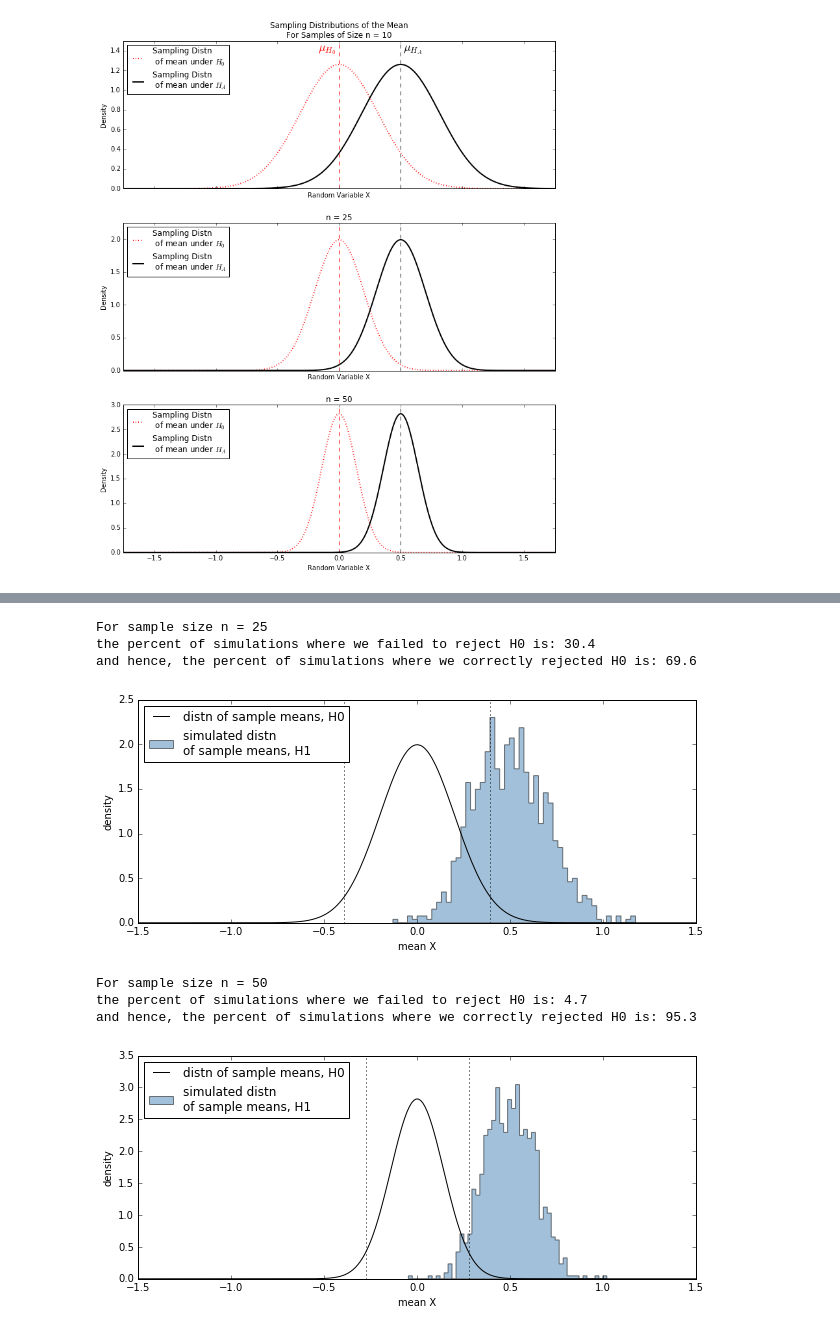
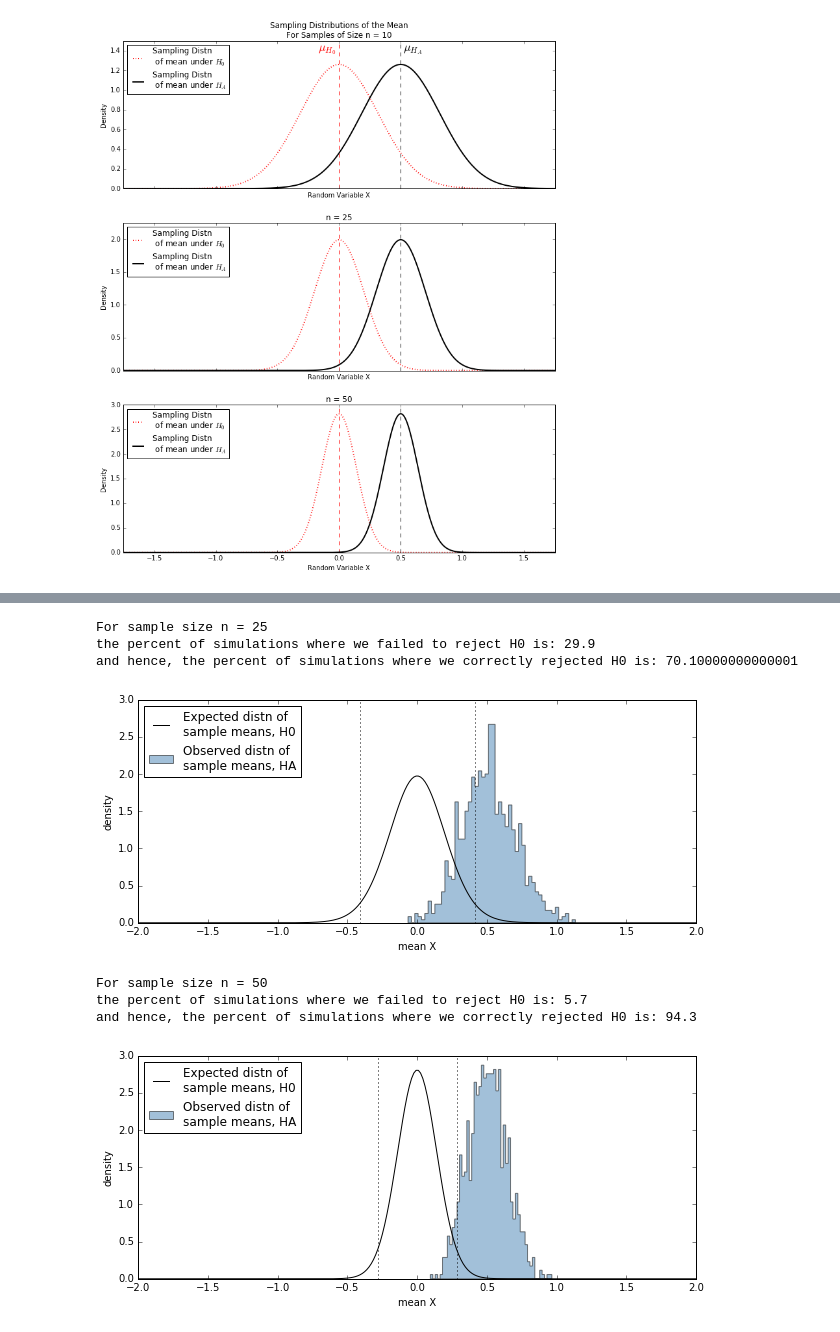
Before and after one commit to Bio204-class/bio204-notebooks, a Jupyter notebook: inclass-2016-03-09-Introduction-to-Statistical-Power.ipynb, the cells around one changed output, grey strips where cells are left out. Saved outputs shown, nothing was run; the diff lists cells and outputs as text; code cells hidden in the pictures.

Commit message:
update notebook on power

```diff
--- a/inclass-2016-03-09-Introduction-to-Statistical-Power.ipynb
+++ b/inclass-2016-03-09-Introduction-to-Statistical-Power.ipynb
@@ -260,13 +239,10 @@ and hence, the percent of simulations where we correctly rejected H0 is: 38.3
 # %%
 n = 25
-
 mu_null = 0
 mu_alt = 0.5
 sigma = 1
 SE = sigma/np.sqrt(n)
-
-samplingdist_null = stats.norm(loc=mu_null, scale=SE)
-
+samplingdist_null = stats.t(df=n-1,scale=SE)
 dist_alt = stats.norm(loc=mu_alt, scale=sigma)
 
 nsims = 1000
@@ -275,20 +251,22 @@ null_left_cutoff  = mu_null + samplingdist_null.ppf(alpha/2)
 null_right_cutoff  = mu_null + samplingdist_null.ppf(1-(alpha/2))
 
 sample_means = []
-
+sample_zscores = []
 
 for i in range(nsims):
     sample = dist_alt.rvs(size=n)
-    sample_means.append(np.mean(sample))
+    mean = np.mean(sample)
+    sample_means.append(mean)
+    zscore = mean/np.std(sample,ddof=1)
+    sample_zscores.append(zscore)
 
-samples_mean = np.array(sample_means)
+sample_means = np.asarray(sample_means)
+sample_zscores = np.asarray(sample_zscores)
 
 fig, ax = plt.subplots(figsize=(10,4))
-x = np.linspace(-1.5,1.5,250)
-ax.plot(x, samplingdist_null.pdf(x), color='black', label="distn of sample means, H0")
-
-
-ax.hist(sample_means, bins=50, normed=True, label="simulated distn\nof sample means, H1",
+x = np.linspace(-2,2,250)
+ax.plot(x, samplingdist_null.pdf(x), color='black', label="Expected distn of\nsample means, H0")
+ax.hist(sample_means, bins=50, normed=True, label="Observed distn of\nsample means, HA",
         color='steelblue', histtype='stepfilled', alpha=0.5)
 ax.set_xlabel("mean X")
 ax.set_ylabel("density")
@@ -300,11 +278,10 @@ ax.vlines(null_left_cutoff, 0, max_y, linestyle='dotted')
 # draw right cutoff
 ax.vlines(null_right_cutoff, 0, max_y, linestyle='dotted')
 
-ax.legend(loc='best')
+ax.legend(loc='upper left')
 
-
-failed_to_reject_H0 = np.logical_and(sample_means > null_left_cutoff,
-                                    sample_means < null_right_cutoff)
+failed_to_reject_H0 = np.logical_and(sample_zscores > null_left_cutoff,
+                                     sample_zscores < null_right_cutoff)
 
 How_often_failed_to_reject_H0 = np.count_nonzero(failed_to_reject_H0)/nsims
 print("For sample size n =", n)
@@ -313,23 +290,19 @@ print("the percent of simulations where we failed to reject H0 is:",
 print("and hence, the percent of simulations where we correctly rejected H0 is:",
       (1.0 - How_often_failed_to_reject_H0) * 100)
 
-#fig.savefig("fig-powersim-n25.pdf")
 pass
 # %% [output]
 For sample size n = 25
-the percent of simulations where we failed to reject H0 is: 30.4
-and hence, the percent of simulations where we correctly rejected H0 is: 69.6
+the percent of simulations where we failed to reject H0 is: 29.9
+and hence, the percent of simulations where we correctly rejected H0 is: 70.10000000000001
-[figure, old version]
+[figure, new version]
 # %%
 n = 50
-
 mu_null = 0
 mu_alt = 0.5
 sigma = 1
 SE = sigma/np.sqrt(n)
-
-samplingdist_null = stats.norm(loc=mu_null, scale=SE)
-
+samplingdist_null = stats.t(df=n-1,scale=SE)
 dist_alt = stats.norm(loc=mu_alt, scale=sigma)
 
 nsims = 1000
@@ -338,49 +311,48 @@ null_left_cutoff  = mu_null + samplingdist_null.ppf(alpha/2)
 null_right_cutoff  = mu_null + samplingdist_null.ppf(1-(alpha/2))
 
 sample_means = []
-
+sample_zscores = []
 
 for i in range(nsims):
     sample = dist_alt.rvs(size=n)
-    sample_means.append(np.mean(sample))
+    mean = np.mean(sample)
+    sample_means.append(mean)
+    zscore = mean/np.std(sample,ddof=1)
+    sample_zscores.append(zscore)
 
-samples_mean = np.array(sample_means)
+sample_means = np.asarray(sample_means)
+sample_zscores = np.asarray(sample_zscores)
 
 fig, ax = plt.subplots(figsize=(10,4))
-x = np.linspace(-1.5,1.5,250)
-ax.plot(x, samplingdist_null.pdf(x), color='black', label="distn of sample means, H0")
-
-
-
-ax.hist(sample_means, bins=50, normed=True, label="simulated distn\nof sample means, H1",
+x = np.linspace(-2,2,250)
+ax.plot(x, samplingdist_null.pdf(x), color='black', label="Expected distn of\nsample means, H0")
+ax.hist(sample_means, bins=50, normed=True, label="Observed distn of\nsample means, HA",
         color='steelblue', histtype='stepfilled', alpha=0.5)
 ax.set_xlabel("mean X")
 ax.set_ylabel("density")
 
 min_y, max_y = ax.get_ylim()
 
 # draw left_cutoff
 ax.vlines(null_left_cutoff, 0, max_y, linestyle='dotted')
 # draw right cutoff
 ax.vlines(null_right_cutoff, 0, max_y, linestyle='dotted')
 
-ax.legend(loc='best')
+ax.legend(loc='upper left')
 
-
-failed_to_reject_H0 = np.logical_and(sample_means > null_left_cutoff,
-                                    sample_means < null_right_cutoff)
+failed_to_reject_H0 = np.logical_and(sample_zscores > null_left_cutoff,
+                                     sample_zscores < null_right_cutoff)
 
 How_often_failed_to_reject_H0 = np.count_nonzero(failed_to_reject_H0)/nsims
 print("For sample size n =", n)
 print("the percent of simulations where we failed to reject H0 is:",
       How_often_failed_to_reject_H0 * 100)
 print("and hence, the percent of simulations where we correctly rejected H0 is:",
       (1.0 - How_often_failed_to_reject_H0) * 100)
 
-#fig.savefig("fig-powersim-n50.pdf")
 pass
 # %% [output]
 For sample size n = 50
-the percent of simulations where we failed to reject H0 is: 4.7
-and hence, the percent of simulations where we correctly rejected H0 is: 95.3
+the percent of simulations where we failed to reject H0 is: 5.7
+and hence, the percent of simulations where we correctly rejected H0 is: 94.3
-[figure, old version]
+[figure, new version]
```
Also changed, not shown: parts of 18 cells of this notebook.
